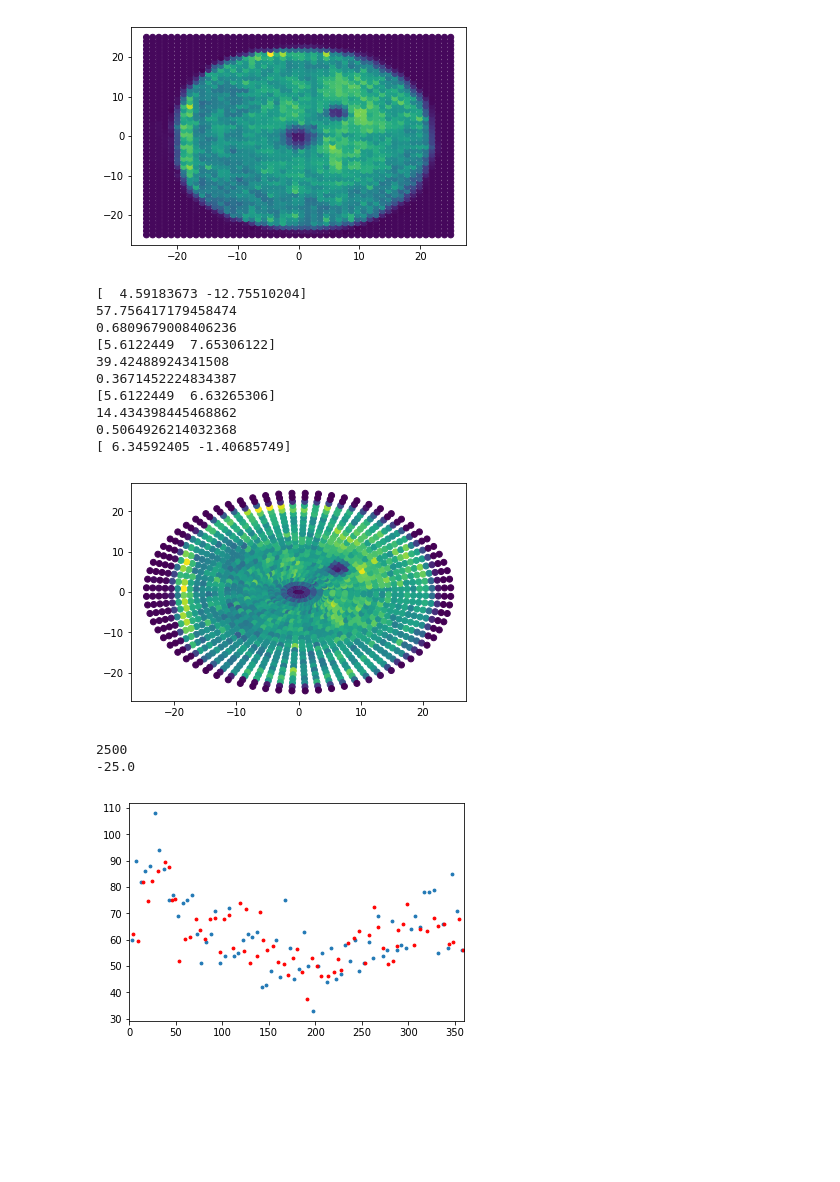
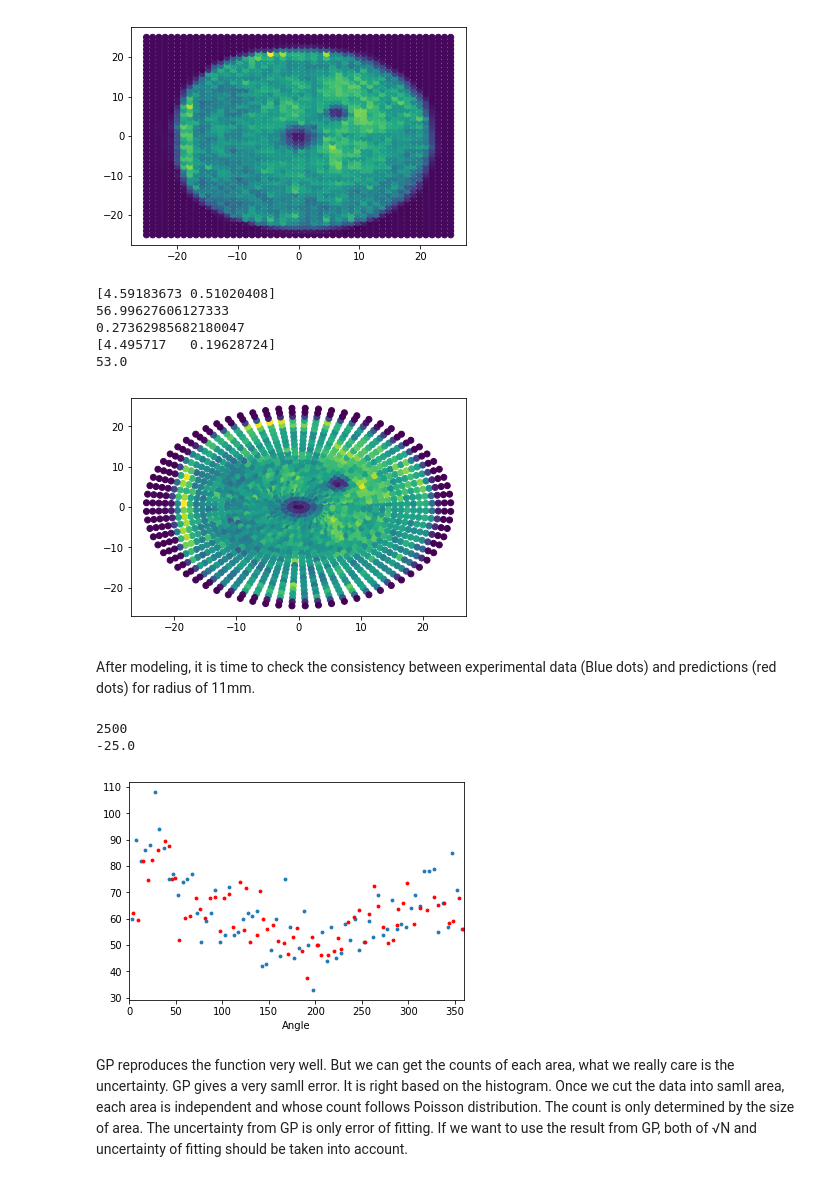
Before and after one commit to joachim-hansson/Analysisonmass, a Jupyter notebook: homo_gp.ipynb, the cells around one changed output. Drawn from its saved outputs; the diff is of its cells as text; code cells hidden in the pictures; blank space fills up the shorter version.

```diff
--- a/homo_gp.ipynb
+++ b/homo_gp.ipynb
@@ -89,54 +89,49 @@ plt.show()
 Matern(length_scale=0.688, nu=1.5)
 [figure]
 # %%
-print(pos_all.T[629])
-print(C_2d_pred[629])
-print(std_2d_pred[629])
-print(pos_all.T[1630])
-print(C_2d_pred[1630])
-print(std_2d_pred[1630])
-print(pos_all.T[1580])
-print(C_2d_pred[1580])
-print(std_2d_pred[1580])
+print(pos_all.T[1279])
+print(C_2d_pred[1279])
+print(std_2d_pred[1279])
 plt.scatter(pos_h[:,0],pos_h[:,1],c=C_c)
-print(pos_h[501])
+print(pos_h[288])
+print(C_c[288])
 plt.show()
 # %% [output]
-[  4.59183673 -12.75510204]
-57.756417179458474
-0.6809679008406236
-[5.6122449  7.65306122]
-39.42488924341508
-0.3671452224834387
-[5.6122449  6.63265306]
-14.434398445468862
-0.5064926214032368
-[ 6.34592405 -1.40685749]
+[4.59183673 0.51020408]
+56.99627606127333
+0.27362985682180047
+[4.495717   0.19628724]
+53.0
 [figure]
+# %% [markdown]
+After modeling, it is time to check the consistency between experimental data (Blue dots) and predictions (red dots) for radius of 11mm.
 # %%
 x_center = 0.909
 y_center = -1.364
 pos_gp = []
 C_pred_f = []
 pos_s =[]
 for i in range(len(pos_all.T)):
     if pos_all.T[i][1]-y_center >0:
         angle_tem = np.arctan2(pos_all.T[i][1]-y_center, pos_all.T[i][0]-x_center)*180/np.pi
     else:
         angle_tem = np.arctan2(pos_all.T[i][1]-y_center, pos_all.T[i][0]-x_center)*180/np.pi + 360
     radius_tem = np.sqrt(np.square(pos_all.T[i][1]-y_center)+np.square(pos_all.T[i][0]-x_center))
     pos_gp.append([radius_tem,angle_tem])
     if radius_tem > 11 and radius_tem <12:
         pos_s.append(angle_tem)
         C_pred_f.append(C_2d_pred[i])
 #print(pos_gp)
 plt.scatter(angle_c,C_h[11],s=8)
 print(len(pos_all.T))
 print(pos_all.T[1][1])
 plt.scatter(pos_s,C_pred_f,c='r',s=8)
 plt.xlim(0,360)
+plt.xlabel("Angle")
 plt.show()
 # %% [output]
 2500
 -25.0
-[figure, old version]
+[figure, new version]
+# %% [markdown]
+GP reproduces the function very well. But we can get the counts of each area, what we really care is the uncertainty. GP gives a very samll error. It is right based on the histogram. Once we cut the data into samll area, each area is independent and whose count follows Poisson distribution. The count is only determined by the size of area. The uncertainty from GP is only error of fitting. If we want to use the result from GP, both of √N and uncertainty of fitting should be taken into account.
```
Also changed, not shown: parts of 1 cell of this notebook.
